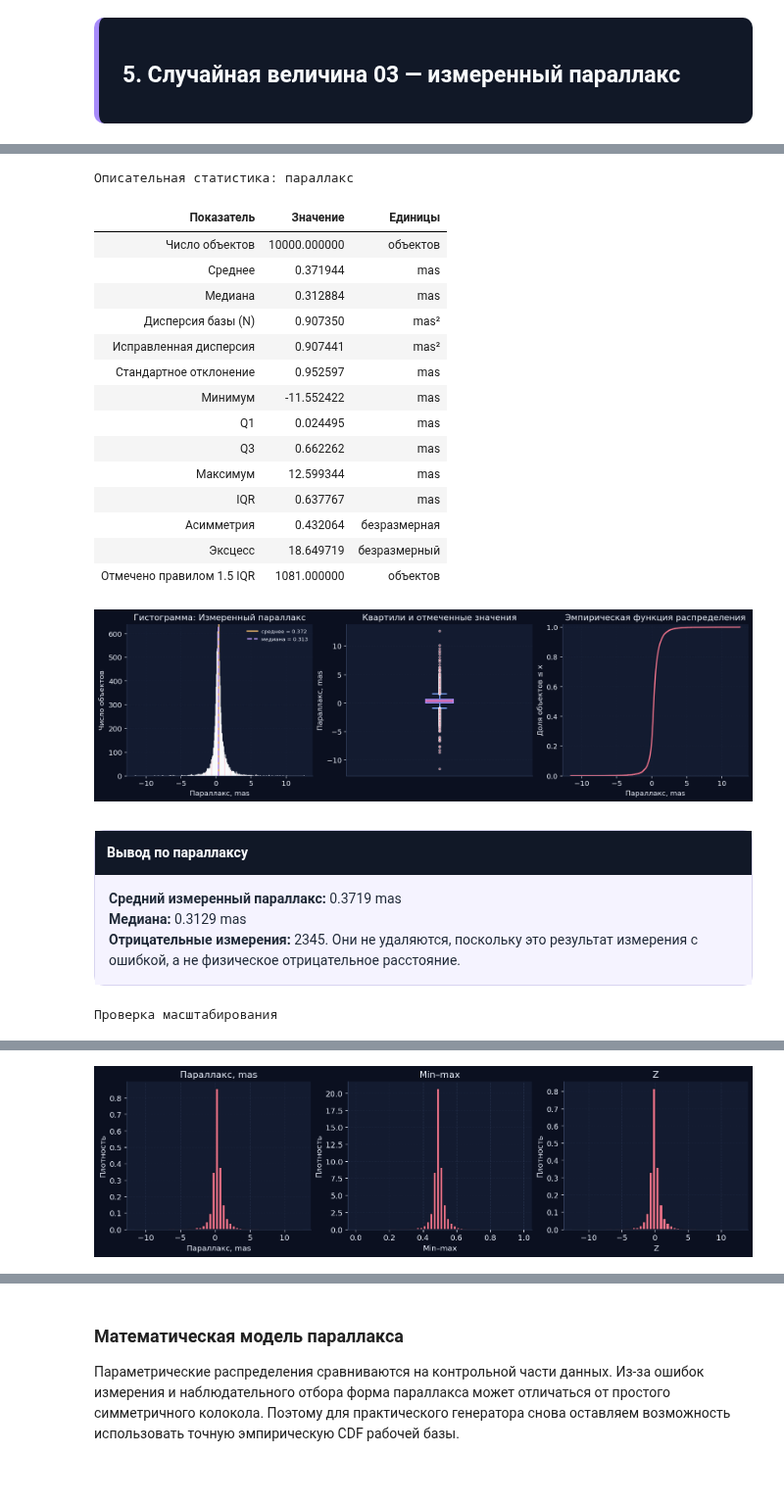
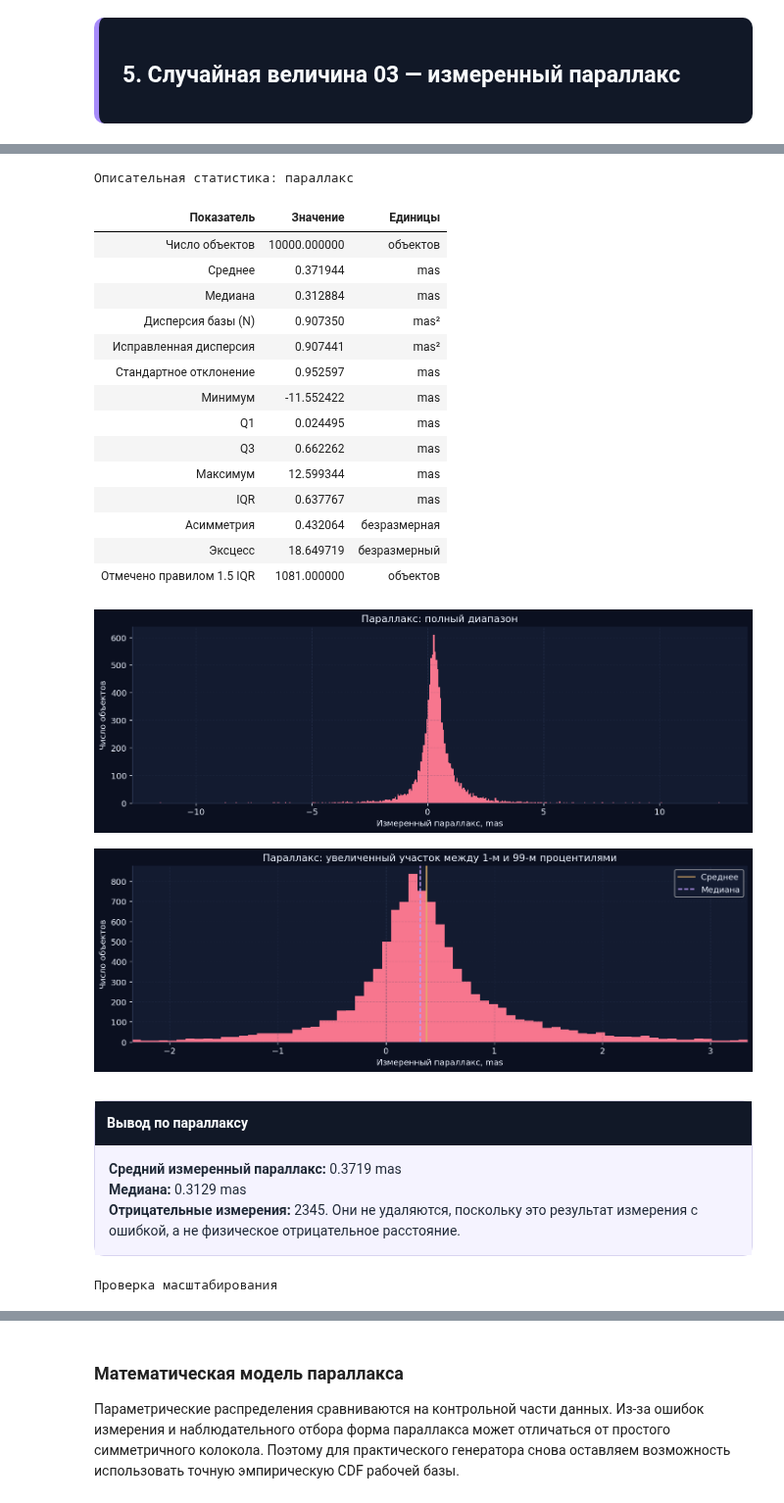
Before and after one commit to sofia28s/statistics, a Jupyter notebook: Lab01_Gaia.ipynb, the cells around one changed output, grey strips where cells are left out. Shown at 98% size. Cells and saved outputs as stored; diff of their text form; code cells hidden in the pictures; blank space fills up the shorter version.

```diff
--- a/Lab01_Gaia.ipynb
+++ b/Lab01_Gaia.ipynb
@@ -1531,7 +1648,39 @@ display(
     .hide(axis='index')
 )
 
-plot_eda(a, info, 'parallax')
+# Полный диапазон сохраняем, чтобы были видны хвосты.
+fig, ax = plt.subplots(figsize=(12, 4), constrained_layout=True)
+ax.hist(a, bins='fd', color=info['color'])
+ax.set(
+    xlabel='Измеренный параллакс, mas',
+    ylabel='Число объектов',
+    title='Параллакс: полный диапазон'
+)
+ax.grid(axis='y', alpha=.2)
+fig.savefig(OUT / 'parallax_hist_full.png', bbox_inches='tight')
+plt.show()
+
+# Отдельно увеличиваем центральные 98% наблюдений.
+lo, hi = np.quantile(a, [.01, .99])
+edges = np.linspace(lo, hi, 70)
+
+fig, ax = plt.subplots(figsize=(12, 4), constrained_layout=True)
+ax.hist(a, bins=edges, color=info['color'])
+ax.axvline(a.mean(), color=COLORS['mean'], label='Среднее')
+ax.axvline(
+    np.median(a), color=COLORS['median'],
+    linestyle='--', label='Медиана'
+)
+ax.set(
+    xlim=(lo, hi),
+    xlabel='Измеренный параллакс, mas',
+    ylabel='Число объектов',
+    title='Параллакс: увеличенный участок между 1-м и 99-м процентилями'
+)
+ax.legend()
+ax.grid(axis='y', alpha=.2)
+fig.savefig(OUT / 'parallax_hist_center.png', bbox_inches='tight')
+plt.show()
 
 display(HTML(f"""
 <div style="
@@ -1556,34 +1705,35 @@ display(HTML(f"""
         padding: 14px;
         line-height: 1.6;
     ">
         <b>Средний измеренный параллакс:</b> {a.mean():.4f} mas<br>
         <b>Медиана:</b> {np.median(a):.4f} mas<br>
         <b>Отрицательные измерения:</b> {int((a < 0).sum())}.
         Они не удаляются, поскольку это результат измерения с ошибкой,
         а не физическое отрицательное расстояние.
     </div>
 </div>
 """))
 
 scaled_parallax = scale_feature(a, info, 'parallax')
 # %% [output]
 Описательная статистика: параллакс
 | Показатель | Значение | Единицы |
 | Число объектов | 10000.000000 | объектов |
 | Среднее | 0.371944 | mas |
 | Медиана | 0.312884 | mas |
 | Дисперсия базы (N) | 0.907350 | mas² |
 | Исправленная дисперсия | 0.907441 | mas² |
 | Стандартное отклонение | 0.952597 | mas |
 | Минимум | -11.552422 | mas |
 | Q1 | 0.024495 | mas |
 | Q3 | 0.662262 | mas |
 | Максимум | 12.599344 | mas |
 | IQR | 0.637767 | mas |
 | Асимметрия | 0.432064 | безразмерная |
 | Эксцесс | 18.649719 | безразмерный |
 | Отмечено правилом 1.5 IQR | 1081.000000 | объектов |
-[figure, old version]
+[figure, new version]
+[figure, new version]
 Вывод по параллаксу
 Средний измеренный параллакс: 0.3719 mas
 Медиана: 0.3129 mas
@@ -1594,4 +1744,3 @@ scaled_parallax = scale_feature(a, info, 'parallax')
 | min–max max | 1.00000000 |
 | Z среднее | 0.00000000 |
 | Z s (N−1) | 1.00000000 |
-[figure, old version]
```
Also changed, not shown: parts of 40 cells of this notebook.
